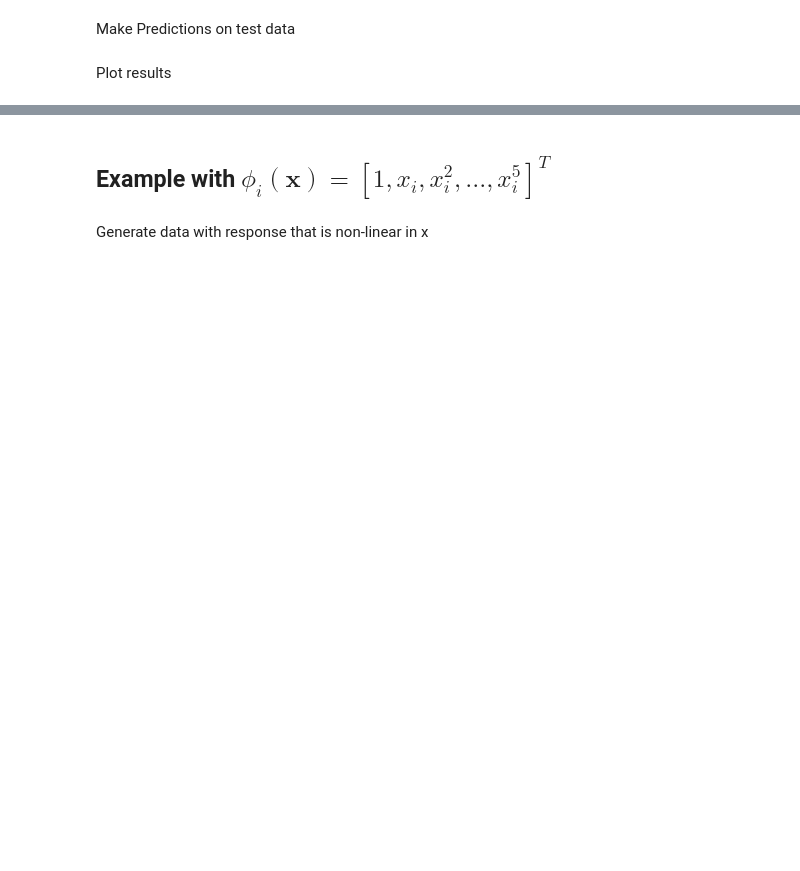
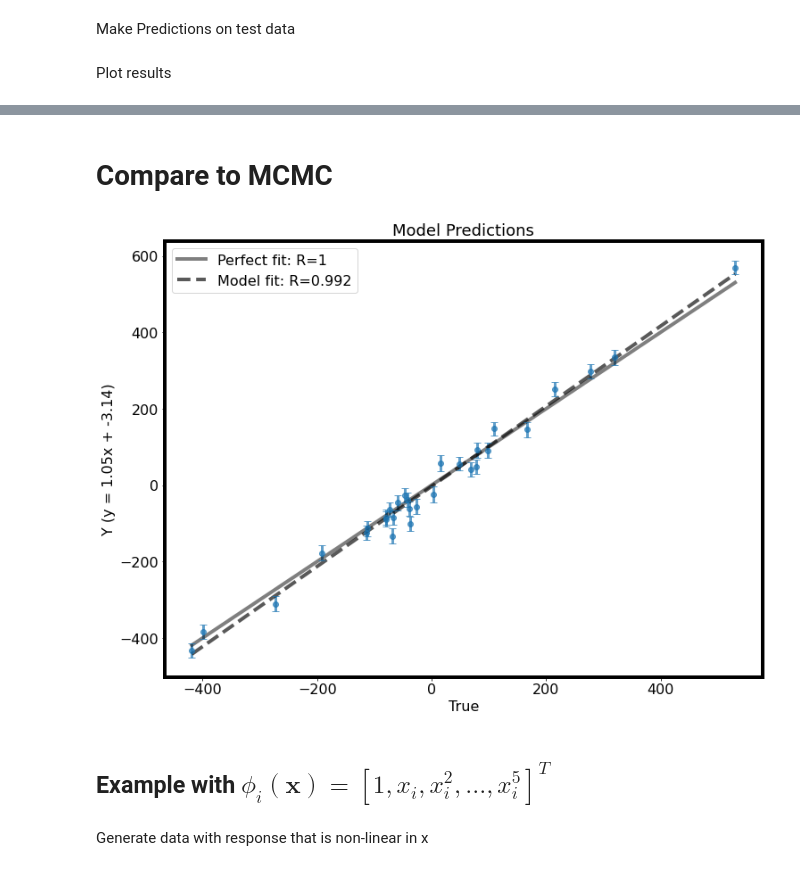
Before and after one commit to JaronThompson/BayesianLinearRegression, a Jupyter notebook: Bayesian Linear Regression.ipynb, the cells around one changed output, grey strips where cells are left out. Drawn from its saved outputs; the diff is of its cells as text; code cells hidden in the pictures; blank space fills up the shorter version.

```diff
--- a/Bayesian Linear Regression.ipynb
+++ b/Bayesian Linear Regression.ipynb
@@ -106,0 +124,2 @@ plt.show()
+# %% [markdown]
+# Compare to MCMC
@@ -107,3 +128,26 @@ plt.show()
+# %%
+Y, Y_stdv = blr.predict_MCMC(X_test)
+
+OneToOne = np.linspace(np.min(Y_test), np.max(Y_test), 100)
+plt.plot(OneToOne, OneToOne, 'k', alpha=.5, label="Perfect fit: R=1")
+
+lr_stats = linregress(Y_test, Y)
+y_fit = OneToOne*lr_stats.slope + lr_stats.intercept
+
+plt.plot(OneToOne, y_fit, 'k--', alpha=.65, label=r"Model fit: R={:.3f}".format(lr_stats.rvalue))
+plt.errorbar(Y_test, Y, linewidth=3, capsize=4, linestyle='none', marker='o', alpha=.7, yerr = Y_stdv)
+
+plt.legend(fontsize=16)
+
+plt.xticks(fontsize=16)
+plt.yticks(fontsize=16)
+plt.xlabel("True", fontsize=16)
+plt.ylabel("Y (y = {:.2f}x + {:.2f})".format(lr_stats.slope, lr_stats.intercept), fontsize=16)
+plt.title(r"Model Predictions", fontsize=18)
+plt.savefig("Figures/example_1.png", dpi=100)
+plt.show()
+# %% [output]
+[figure, added]
 # %% [markdown]
 ## Example with $\phi_i(\mathbf{x}) = [1, x_i, x_i^2, ..., x_i^5]^T$
 # %% [markdown]
```
Also changed, not shown: parts of 13 cells of this notebook, 3 other files.
